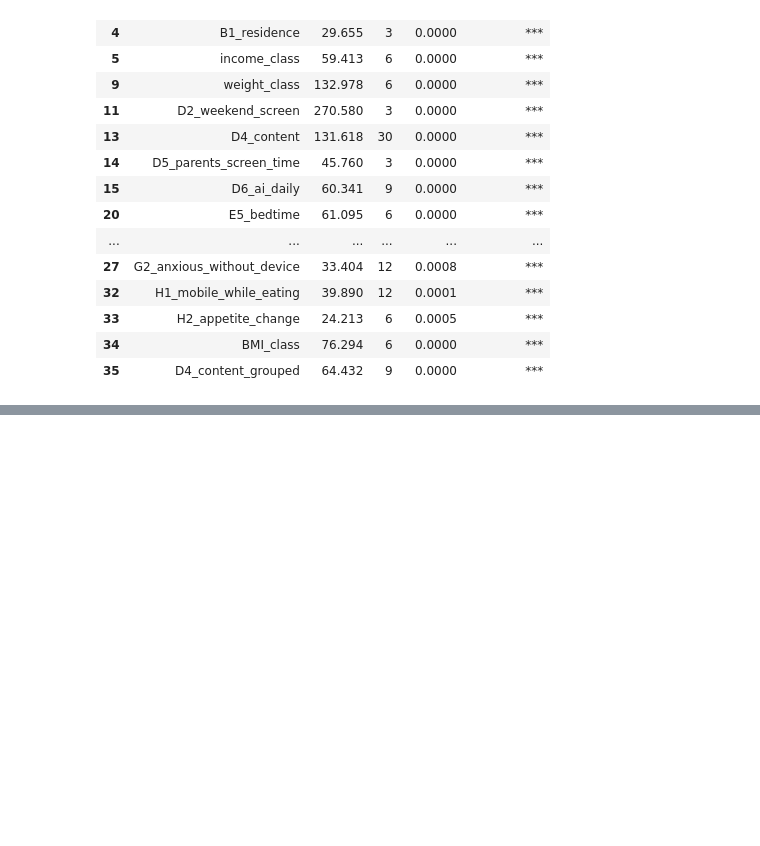
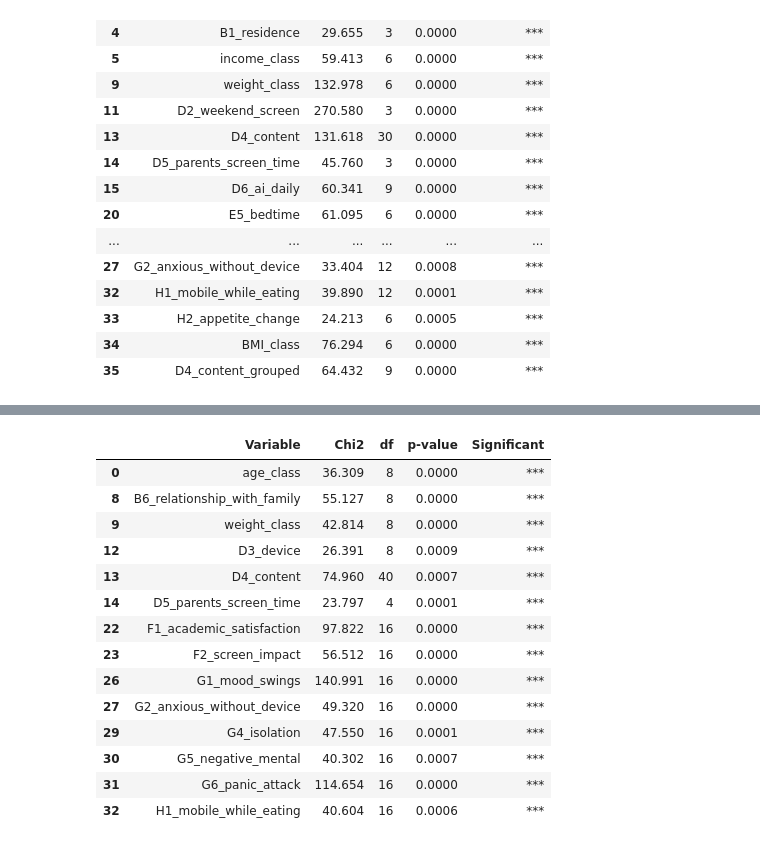
Before and after one commit to arshadziban/team_insightify, a Jupyter notebook: 3_sig_analysis.ipynb, the cells around one changed output, grey strips where cells are left out. Saved outputs shown, nothing was run; the diff lists cells and outputs as text; code cells hidden in the pictures; blank space fills up the shorter version.

```diff
--- a/3_sig_analysis.ipynb
+++ b/3_sig_analysis.ipynb
@@ -105,0 +163,20 @@ sig_vars_st
+# %%
+sig_vars_phq = result_df[result_df['Significant'] == '***']
+# %%
+sig_vars_phq
+# %% [output]
+|  | Variable | Chi2 | df | p-value | Significant |
+| 0 | age_class | 36.309 | 8 | 0.0000 | *** |
+| 8 | B6_relationship_with_family | 55.127 | 8 | 0.0000 | *** |
+| 9 | weight_class | 42.814 | 8 | 0.0000 | *** |
+| 12 | D3_device | 26.391 | 8 | 0.0009 | *** |
+| 13 | D4_content | 74.960 | 40 | 0.0007 | *** |
+| 14 | D5_parents_screen_time | 23.797 | 4 | 0.0001 | *** |
+| 22 | F1_academic_satisfaction | 97.822 | 16 | 0.0000 | *** |
+| 23 | F2_screen_impact | 56.512 | 16 | 0.0000 | *** |
+| 26 | G1_mood_swings | 140.991 | 16 | 0.0000 | *** |
+| 27 | G2_anxious_without_device | 49.320 | 16 | 0.0000 | *** |
+| 29 | G4_isolation | 47.550 | 16 | 0.0001 | *** |
+| 30 | G5_negative_mental | 40.302 | 16 | 0.0007 | *** |
+| 31 | G6_panic_attack | 114.654 | 16 | 0.0000 | *** |
+| 32 | H1_mobile_while_eating | 40.604 | 16 | 0.0006 | *** |
```
Also changed, not shown: parts of 3 cells of this notebook.
